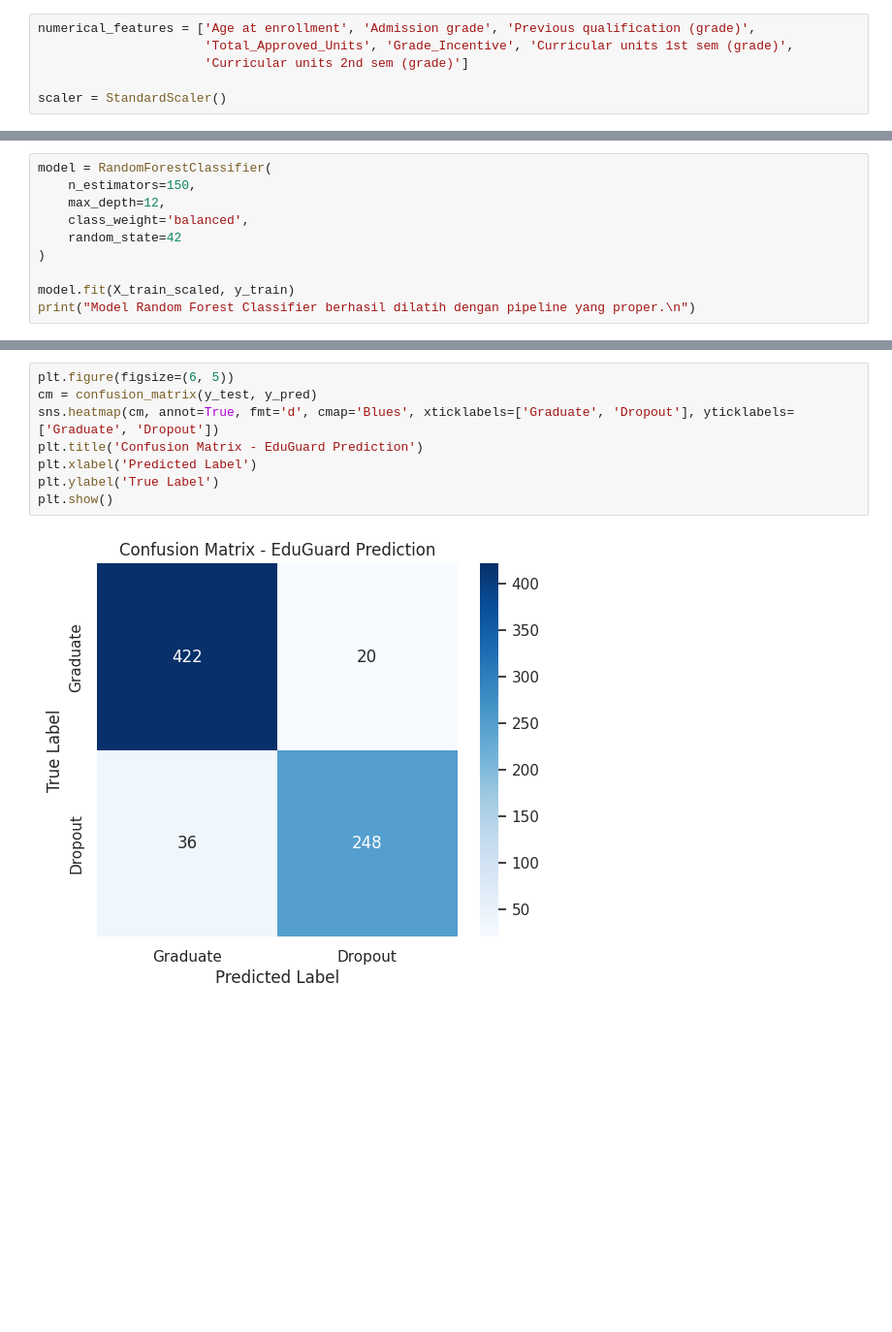
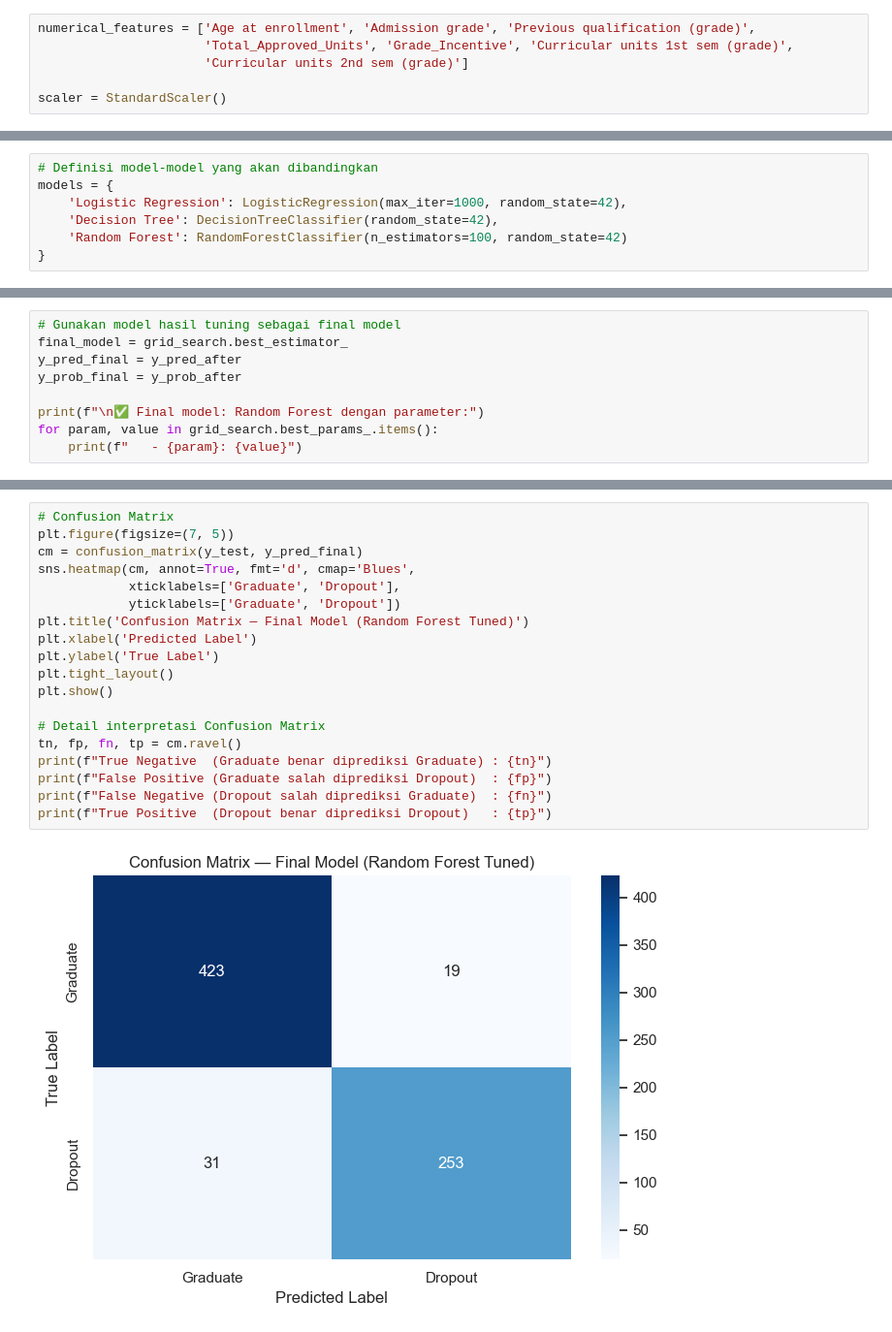
Before and after one commit to guidomelving/EduGuard, a Jupyter notebook: EduGuard.ipynb, the cells around one changed output, grey strips where cells are left out. Shown at 97% size. Saved outputs shown, nothing was run; the diff lists cells and outputs as text; blank space fills up the shorter version.

```diff
--- a/EduGuard.ipynb
+++ b/EduGuard.ipynb
@@ -121,10 +431,0 @@ StandardScaler berhasil diterapkan pada fitur-fitur numerik kunci.
-# %%
-model = RandomForestClassifier(
-    n_estimators=150,
-    max_depth=12,
-    class_weight='balanced',
-    random_state=42
-)
-
-model.fit(X_train_scaled, y_train)
-print("Model Random Forest Classifier berhasil dilatih dengan pipeline yang proper.\n")
@@ -158,0 +443,7 @@ weighted avg       0.92      0.92      0.92       726
+# %%
+# Definisi model-model yang akan dibandingkan
+models = {
+    'Logistic Regression': LogisticRegression(max_iter=1000, random_state=42),
+    'Decision Tree': DecisionTreeClassifier(random_state=42),
+    'Random Forest': RandomForestClassifier(n_estimators=100, random_state=42)
+}
@@ -158,0 +669,9 @@ weighted avg       0.92      0.92      0.92       726
+# %%
+# Gunakan model hasil tuning sebagai final model
+final_model = grid_search.best_estimator_
+y_pred_final = y_pred_after
+y_prob_final = y_prob_after
+
+print(f"\n✅ Final model: Random Forest dengan parameter:")
+for param, value in grid_search.best_params_.items():
+    print(f"   - {param}: {value}")
@@ -159,10 +727,21 @@ weighted avg       0.92      0.92      0.92       726
 # %%
-plt.figure(figsize=(6, 5))
-cm = confusion_matrix(y_test, y_pred)
-sns.heatmap(cm, annot=True, fmt='d', cmap='Blues', xticklabels=['Graduate', 'Dropout'], yticklabels=['Graduate', 'Dropout'])
-plt.title('Confusion Matrix - EduGuard Prediction')
+# Confusion Matrix
+plt.figure(figsize=(7, 5))
+cm = confusion_matrix(y_test, y_pred_final)
+sns.heatmap(cm, annot=True, fmt='d', cmap='Blues',
+            xticklabels=['Graduate', 'Dropout'],
+            yticklabels=['Graduate', 'Dropout'])
+plt.title('Confusion Matrix — Final Model (Random Forest Tuned)')
 plt.xlabel('Predicted Label')
 plt.ylabel('True Label')
+plt.tight_layout()
 plt.show()
+
+# Detail interpretasi Confusion Matrix
+tn, fp, fn, tp = cm.ravel()
+print(f"True Negative  (Graduate benar diprediksi Graduate) : {tn}")
+print(f"False Positive (Graduate salah diprediksi Dropout)  : {fp}")
+print(f"False Negative (Dropout salah diprediksi Graduate)  : {fn}")
+print(f"True Positive  (Dropout benar diprediksi Dropout)   : {tp}")
 # %% [output]
-[figure, old version]
+[figure, new version]
```
Also changed, not shown: parts of 93 cells of this notebook, 2 other files.
